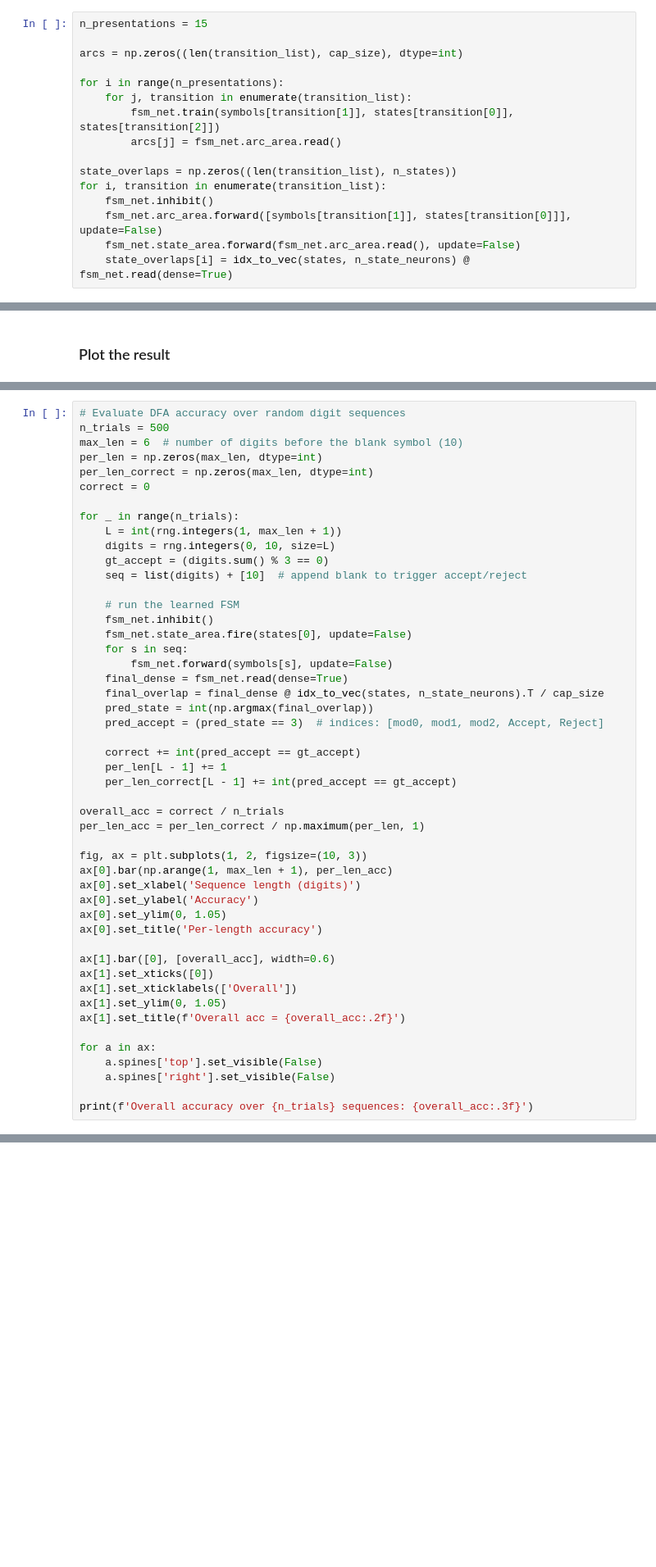
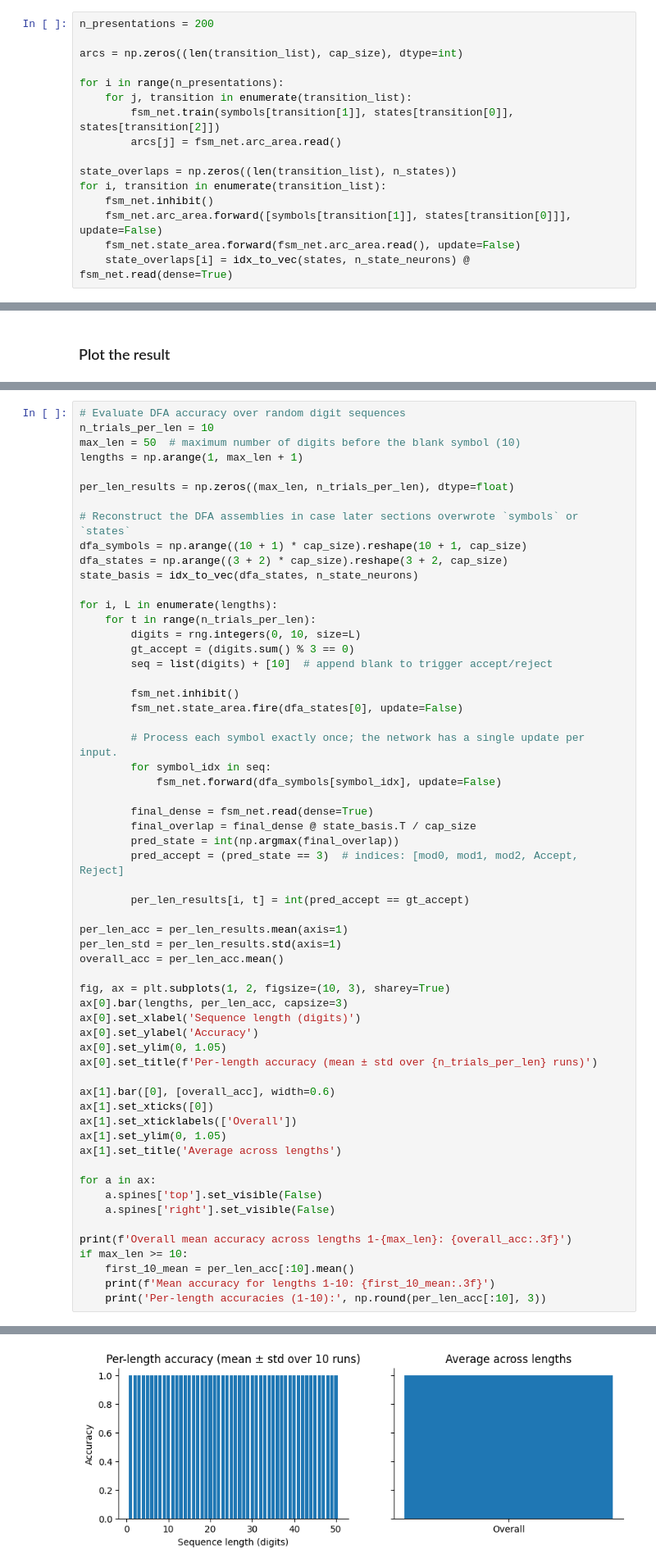
Before and after one commit to John728/assembly-calculus, a Jupyter notebook: nemo-demo.ipynb, the cells around one changed output, grey strips where cells are left out. Shown at 82% size. Saved outputs shown, nothing was run; the diff lists cells and outputs as text; blank space fills up the shorter version.

```diff
--- a/nemo-demo.ipynb
+++ b/nemo-demo.ipynb
@@ -241,7 +241,7 @@ transition_list += [[0, 10, 3], [1, 10, 4], [2, 10, 4]]
 # %% [markdown]
 ### Train the model by repeatedly presenting each transition
 # %%
-n_presentations = 15
+n_presentations = 200
 
 arcs = np.zeros((len(transition_list), cap_size), dtype=int)
 
@@ -302,50 +302,60 @@ for ax in axes.flatten():
 # %%
 # Evaluate DFA accuracy over random digit sequences
-n_trials = 500
-max_len = 6  # number of digits before the blank symbol (10)
-per_len = np.zeros(max_len, dtype=int)
-per_len_correct = np.zeros(max_len, dtype=int)
-correct = 0
+n_trials_per_len = 10
+max_len = 50  # maximum number of digits before the blank symbol (10)
+lengths = np.arange(1, max_len + 1)
 
-for _ in range(n_trials):
-    L = int(rng.integers(1, max_len + 1))
-    digits = rng.integers(0, 10, size=L)
-    gt_accept = (digits.sum() % 3 == 0)
-    seq = list(digits) + [10]  # append blank to trigger accept/reject
+per_len_results = np.zeros((max_len, n_trials_per_len), dtype=float)
 
-    # run the learned FSM
-    fsm_net.inhibit()
-    fsm_net.state_area.fire(states[0], update=False)
-    for s in seq:
-        fsm_net.forward(symbols[s], update=False)
-    final_dense = fsm_net.read(dense=True)
-    final_overlap = final_dense @ idx_to_vec(states, n_state_neurons).T / cap_size
-    pred_state = int(np.argmax(final_overlap))
-    pred_accept = (pred_state == 3)  # indices: [mod0, mod1, mod2, Accept, Reject]
+# Reconstruct the DFA assemblies in case later sections overwrote `symbols` or `states`
+dfa_symbols = np.arange((10 + 1) * cap_size).reshape(10 + 1, cap_size)
+dfa_states = np.arange((3 + 2) * cap_size).reshape(3 + 2, cap_size)
+state_basis = idx_to_vec(dfa_states, n_state_neurons)
 
-    correct += int(pred_accept == gt_accept)
-    per_len[L - 1] += 1
-    per_len_correct[L - 1] += int(pred_accept == gt_accept)
+for i, L in enumerate(lengths):
+    for t in range(n_trials_per_len):
+        digits = rng.integers(0, 10, size=L)
+        gt_accept = (digits.sum() % 3 == 0)
+        seq = list(digits) + [10]  # append blank to trigger accept/reject
 
-overall_acc = correct / n_trials
-per_len_acc = per_len_correct / np.maximum(per_len, 1)
+        fsm_net.inhibit()
+        fsm_net.state_area.fire(dfa_states[0], update=False)
 
-fig, ax = plt.subplots(1, 2, figsize=(10, 3))
-ax[0].bar(np.arange(1, max_len + 1), per_len_acc)
+        # Process each symbol exactly once; the network has a single update per input.
+        for symbol_idx in seq:
+            fsm_net.forward(dfa_symbols[symbol_idx], update=False)
+
+        final_dense = fsm_net.read(dense=True)
+        final_overlap = final_dense @ state_basis.T / cap_size
+        pred_state = int(np.argmax(final_overlap))
+        pred_accept = (pred_state == 3)  # indices: [mod0, mod1, mod2, Accept, Reject]
+
+        per_len_results[i, t] = int(pred_accept == gt_accept)
+
+per_len_acc = per_len_results.mean(axis=1)
+per_len_std = per_len_results.std(axis=1)
+overall_acc = per_len_acc.mean()
+
+fig, ax = plt.subplots(1, 2, figsize=(10, 3), sharey=True)
+ax[0].bar(lengths, per_len_acc, capsize=3)
 ax[0].set_xlabel('Sequence length (digits)')
 ax[0].set_ylabel('Accuracy')
 ax[0].set_ylim(0, 1.05)
-ax[0].set_title('Per-length accuracy')
+ax[0].set_title(f'Per-length accuracy (mean ± std over {n_trials_per_len} runs)')
 
 ax[1].bar([0], [overall_acc], width=0.6)
 ax[1].set_xticks([0])
 ax[1].set_xticklabels(['Overall'])
 ax[1].set_ylim(0, 1.05)
-ax[1].set_title(f'Overall acc = {overall_acc:.2f}')
+ax[1].set_title('Average across lengths')
 
 for a in ax:
     a.spines['top'].set_visible(False)
     a.spines['right'].set_visible(False)
 
-print(f'Overall accuracy over {n_trials} sequences: {overall_acc:.3f}')
+print(f'Overall mean accuracy across lengths 1-{max_len}: {overall_acc:.3f}')
+if max_len >= 10:
+    first_10_mean = per_len_acc[:10].mean()
+    print(f'Mean accuracy for lengths 1-10: {first_10_mean:.3f}')
+    print('Per-length accuracies (1-10):', np.round(per_len_acc[:10], 3))
 # %% [output]
@@ -353,3 +365,4 @@ IndexError: index 10 is out of bounds for axis 0 with size 8
+[figure, added]
 # %% [markdown]
 ## Simulate a PFA to generate simple sentences
 # %% [markdown]
```
Also changed, not shown: parts of 10 cells of this notebook, 8 other files.
